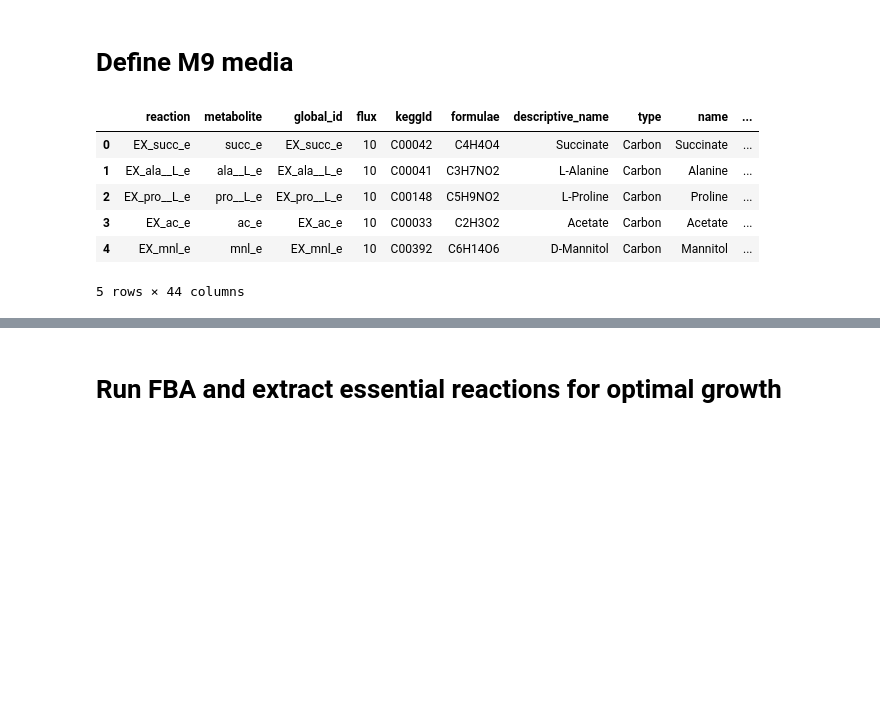
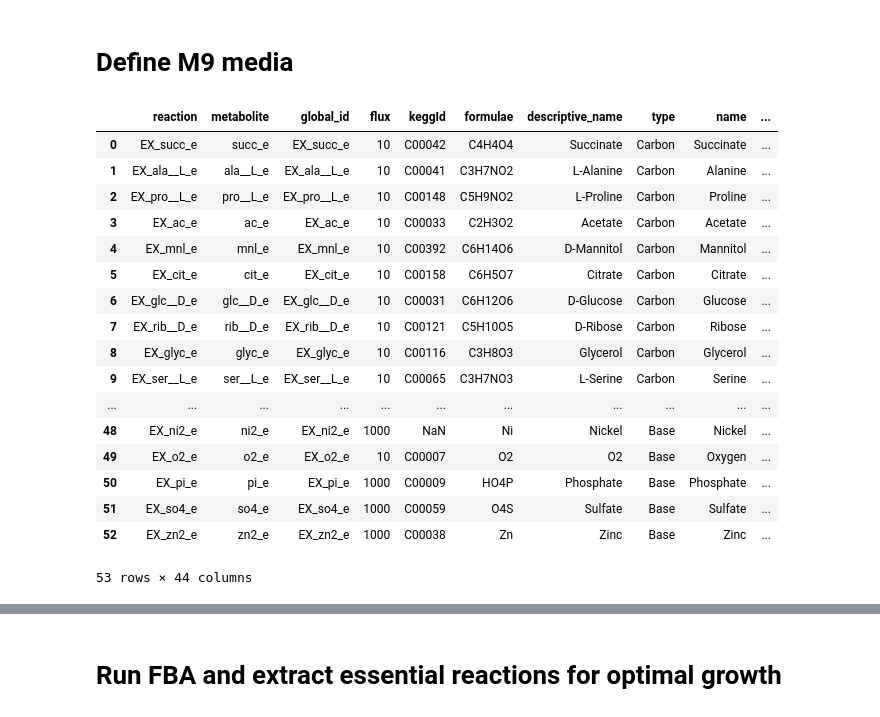
Before and after one commit to tsuruubi/ECORMA, a Jupyter notebook: 02_Flux_Balance_Analysis/script/03_Run_FBA.ipynb, the cells around one changed output, grey strips where cells are left out. Cells and saved outputs as stored; diff of their text form; code cells hidden in the pictures; blank space fills up the shorter version.

```diff
--- a/02_Flux_Balance_Analysis/script/03_Run_FBA.ipynb
+++ b/02_Flux_Balance_Analysis/script/03_Run_FBA.ipynb
@@ -5,11 +5,10 @@ https://cobrapy.readthedocs.io/en/latest/getting_started.html
 # %% [markdown]
 # 0. Loading packages
 # %%
-from pathlib import Path
 import cobra
 from typing import Optional, Tuple, List
 from cobra.io import load_model,read_sbml_model,write_sbml_model
-from cobra.flux_analysis import flux_variability_analysis,single_reaction_deletion
+from cobra.flux_analysis import flux_variability_analysis,single_reaction_deletion, pfba
 from cobra.sampling import sample
 import os
 import pandas as pd
@@ -31,9 +30,21 @@ import warnings
 logging.getLogger("cobra.io.sbml").setLevel(logging.ERROR)
 logging.getLogger("cobra").setLevel(logging.ERROR)
 warnings.filterwarnings(    "ignore",    message=".*Series.__getitem__ treating keys as positions is deprecated.*")
+from statsmodels.tools.sm_exceptions import ConvergenceWarning
+import networkx as nx
 
 %matplotlib inline
 # If you want to increase the default width of the notebook
 #HTML("<style>.container { width:100% !important; }</style>")
 # The default height of the metabolic maps as displayed in the notebook
 escherDefaultMapHeight = 800
+
+# 収束警告を非表示にする（遺伝子数が多いプロセスのため）
+warnings.simplefilter('ignore', ConvergenceWarning)
+
+# 実行した時点の日時を表示するだけの簡単な関数
+def time_stamp():
+    print(f"⏱️ 実行完了時刻: {datetime.datetime.now().strftime('%Y-%m-%d %H:%M:%S')}")
+
+%config InlineBackend.figure_format = 'retina'
+time_stamp()
@@ -472,14 +464,26 @@ Please use `tqdm.notebook.tqdm` instead of `tqdm.tqdm_notebook`
 # Define M9 media
 # %%
 # M9 media
-M9_singles=pd.read_csv(current_dir.parent / "fba/growth_media/M9_singles.tsv",sep="\t")
+M9_singles=pd.read_csv("/Volumes/Versatile/ECOR/fba/M9_singles_lowox.tsv",sep="\t")
 carbons=M9_singles[M9_singles["type"]=="Carbon"]["name"]
-M9_singles.head()
+display(M9_singles)
+time_stamp()
 # %% [output]
 |  | reaction | metabolite | global_id | flux | keggId | formulae | descriptive_name | type | name | ... |
 | 0 | EX_succ_e | succ_e | EX_succ_e | 10 | C00042 | C4H4O4 | Succinate | Carbon | Succinate | ... |
 | 1 | EX_ala__L_e | ala__L_e | EX_ala__L_e | 10 | C00041 | C3H7NO2 | L-Alanine | Carbon | Alanine | ... |
 | 2 | EX_pro__L_e | pro__L_e | EX_pro__L_e | 10 | C00148 | C5H9NO2 | L-Proline | Carbon | Proline | ... |
 | 3 | EX_ac_e | ac_e | EX_ac_e | 10 | C00033 | C2H3O2 | Acetate | Carbon | Acetate | ... |
 | 4 | EX_mnl_e | mnl_e | EX_mnl_e | 10 | C00392 | C6H14O6 | D-Mannitol | Carbon | Mannitol | ... |
+| 5 | EX_cit_e | cit_e | EX_cit_e | 10 | C00158 | C6H5O7 | Citrate | Carbon | Citrate | ... |
+| 6 | EX_glc__D_e | glc__D_e | EX_glc__D_e | 10 | C00031 | C6H12O6 | D-Glucose | Carbon | Glucose | ... |
+| 7 | EX_rib__D_e | rib__D_e | EX_rib__D_e | 10 | C00121 | C5H10O5 | D-Ribose | Carbon | Ribose | ... |
+| 8 | EX_glyc_e | glyc_e | EX_glyc_e | 10 | C00116 | C3H8O3 | Glycerol | Carbon | Glycerol | ... |
+| 9 | EX_ser__L_e | ser__L_e | EX_ser__L_e | 10 | C00065 | C3H7NO3 | L-Serine | Carbon | Serine | ... |
+| ... | ... | ... | ... | ... | ... | ... | ... | ... | ... | ... |
+| 48 | EX_ni2_e | ni2_e | EX_ni2_e | 1000 | NaN | Ni | Nickel | Base | Nickel | ... |
+| 49 | EX_o2_e | o2_e | EX_o2_e | 10 | C00007 | O2 | O2 | Base | Oxygen | ... |
+| 50 | EX_pi_e | pi_e | EX_pi_e | 1000 | C00009 | HO4P | Phosphate | Base | Phosphate | ... |
+| 51 | EX_so4_e | so4_e | EX_so4_e | 1000 | C00059 | O4S | Sulfate | Base | Sulfate | ... |
+| 52 | EX_zn2_e | zn2_e | EX_zn2_e | 1000 | C00038 | Zn | Zinc | Base | Zinc | ... |
-5 rows × 44 columns
+53 rows × 44 columns
```
Also changed, not shown: parts of 38 cells of this notebook.
